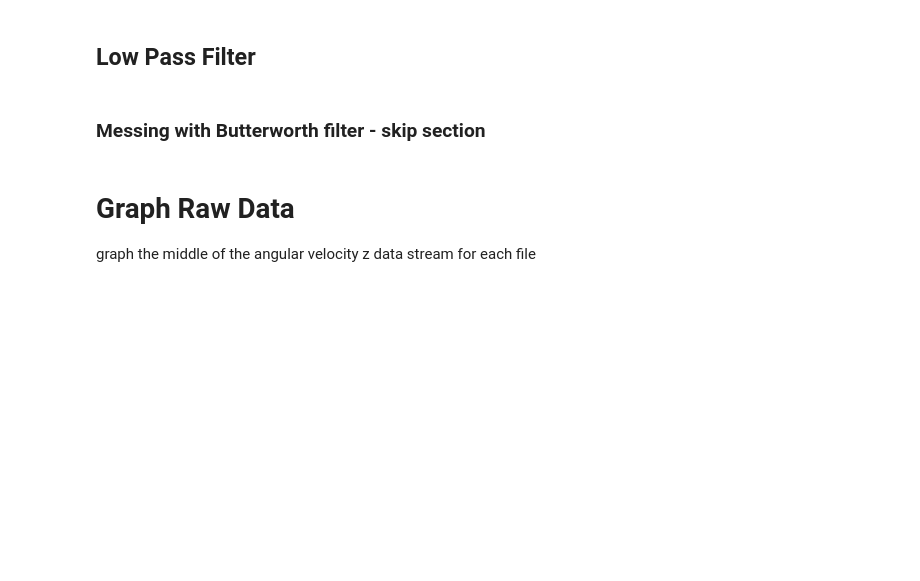
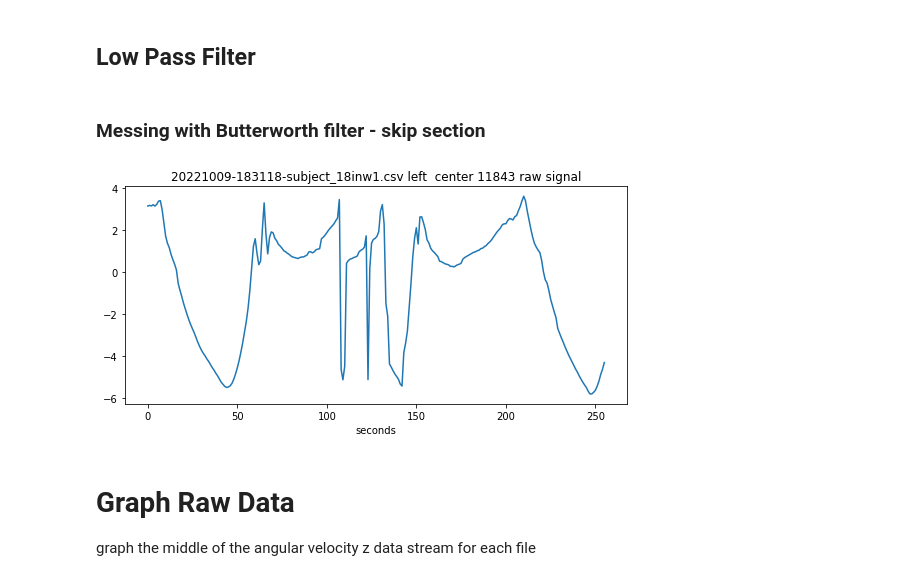
Before and after one commit to Alexander-philip-sage/gate_analysis, a Jupyter notebook: Deliverable2_Gate_Graphs.ipynb, the cells around one changed output. Drawn from its saved outputs; the diff is of its cells as text; code cells hidden in the pictures; blank space fills up the shorter version.

```diff
--- a/Deliverable2_Gate_Graphs.ipynb
+++ b/Deliverable2_Gate_Graphs.ipynb
@@ -58,3 +212,25 @@ first couple
+# %%
+def low_pass_butterworth(df_b, N: int=4, Wn: float = 20):
+  '''pd.options.mode.chained_assignment = None'''
+  sos=butter(N, Wn, btype='lowpass', analog=False, output='sos', fs=FREQUENCY)
+  dict_df = {}
+  for col in df_b.columns:
+    if col in COLUMNS_TO_GRAPH:
+      filtered = sosfilt(sos, df_b[col].to_numpy().copy())
+      dict_df[col] = filtered
+    else:
+      dict_df[col] = df_b[col].to_numpy()
+  return pd.DataFrame(dict_df)
+  #for col in COLUMNS_TO_GRAPH:
+    #filtered = sosfilt(sos, df_b[col].to_numpy().copy())
+    #for i, ind in enumerate(df_b.index):
+      #df_b.loc[ind, col]=filtered[i]
+      #df_b[col].iloc[i]=filtered[i]
+    #df_b.loc[:, col]=filtered
+    #df_b[col]=filtered
+    #df_b[col]=pd.Series(filtered, name=col)
+    #df_b = df_b.assign(col=sosfilt(sos, df_b[col]))
+  #return df_b
 # %% [markdown]
 ## Load Data
 # %% [markdown]
@@ -69,3 +245,12 @@ def apply_rolling_window(df_p, rolling_window=3, verbose=False):
   df_p.reset_index(inplace=True)
   if verbose:
     print("shape after rolling window ", df_p.shape)
+# %%
+def load_data(filename:str, low_pass: bool = True, N: int=4, Wn:float=20):
+  '''takes in only the filename, not the path'''
+  df_a = pd.read_csv(os.path.join(DATA_DIR, filename), usecols=COLUMNS_TO_GRAPH)
+  df_in = remove_ends_data(df_a)
+  if low_pass:
+    return low_pass_butterworth(df_in, N=N, Wn=Wn)
+  else:
+     return df_in
@@ -99,0 +347,16 @@ Magnetic field magnitude=53.200000
+# %%
+#file = '20221009-172428-subject_17inw2.csv'
+#center = 1376
+#file ="20220823-134741-subject_03inw2.csv"
+#center = 1061
+file = "20221009-183118-subject_18inw1.csv"
+center = 11843
+df = load_data(file, low_pass=False)
+points = df[LEFT_AVY_HEADER].to_numpy()[center-1*FREQUENCY:center+1*FREQUENCY]
+plt.plot(points)
+plt.title(file+" "+"left "+" center " + str(center)+" raw signal" )
+plt.xlabel("seconds")
+fig = plt.gcf()
+fig.set_size_inches(9,4)
+# %% [output]
+[figure, added]
```
Also changed, not shown: parts of 195 cells of this notebook.
